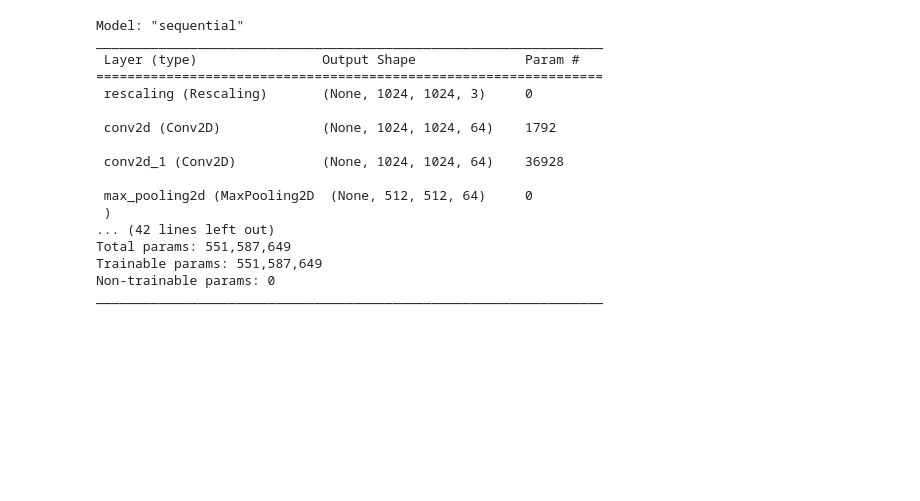
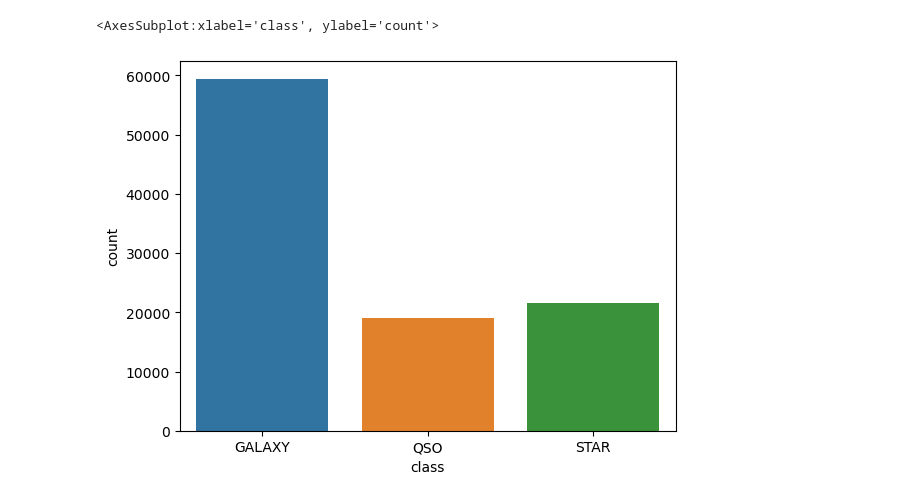
Before and after one commit to enter-opy/vista, a Jupyter notebook: model.ipynb, the cells around one changed output. Drawn from its saved outputs; the diff is of its cells as text; code cells hidden in the pictures; blank space fills up the shorter version.

```diff
--- a/model.ipynb
+++ b/model.ipynb
@@ -7,5 +5,2 @@ from keras.preprocessing.image import ImageDataGenerator
 # %%
-datagen = ImageDataGenerator(shear_range = 0.2, zoom_range = 0.2, horizontal_flip = True)
-
-X_train = datagen.flow_from_directory('./Train',
-                                      target_size = (1024, 1024), batch_size = 10, class_mode="binary", color_mode="rgb")
+df = pd.read_csv('star_classification.csv')
@@ -41,0 +36,2 @@ model.compile(loss=tf.keras.losses.BinaryCrossentropy(),
+# %%
+df = df.drop(columns=['obj_ID', 'run_ID', 'rerun_ID', 'cam_col', 'field_ID', 'spec_obj_ID', 'plate', 'MJD', 'fiber_ID'])
@@ -42,21 +47,6 @@ model.compile(loss=tf.keras.losses.BinaryCrossentropy(),
 # %%
-model.summary()
+sns.countplot(data=df, x='class')
 # %% [output]
-Model: "sequential"
-_________________________________________________________________
- Layer (type)                Output Shape              Param #
-=================================================================
- rescaling (Rescaling)       (None, 1024, 1024, 3)     0
-
- conv2d (Conv2D)             (None, 1024, 1024, 64)    1792
-
- conv2d_1 (Conv2D)           (None, 1024, 1024, 64)    36928
-
- max_pooling2d (MaxPooling2D  (None, 512, 512, 64)     0
- )
-... (42 lines left out)
-Total params: 551,587,649
-Trainable params: 551,587,649
-Non-trainable params: 0
-_________________________________________________________________
+<AxesSubplot:xlabel='class', ylabel='count'>
+[figure, added]
 # %%
```
Also changed, not shown: parts of 9 cells of this notebook, 1 other file.
